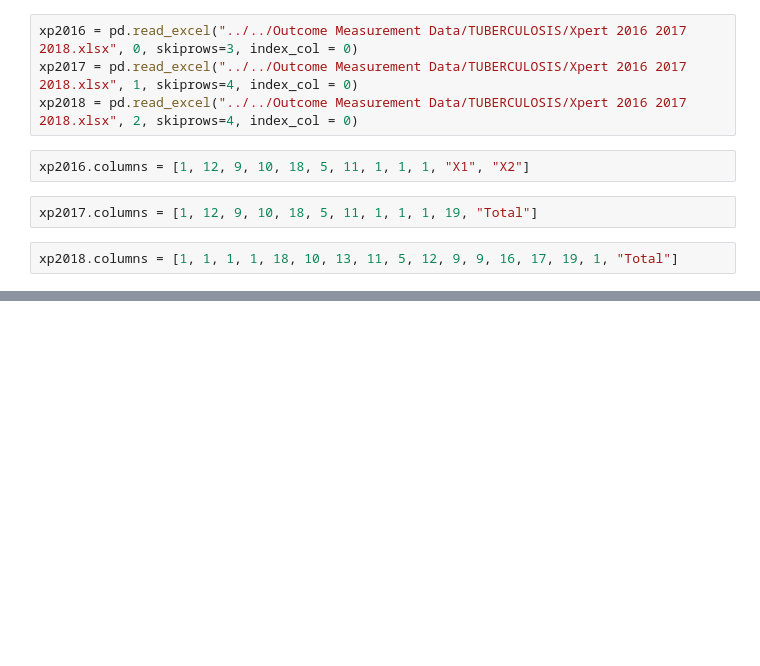
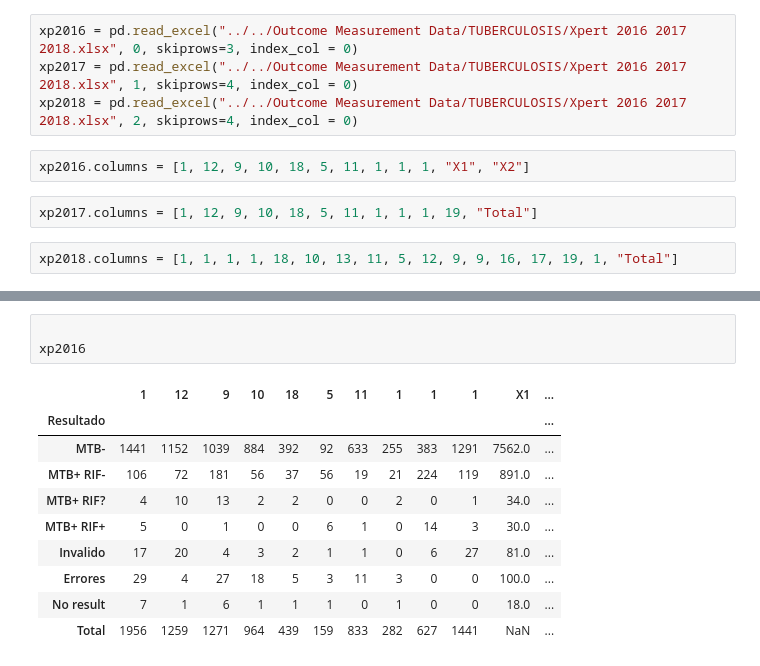
Before and after one commit to Guitlle/gf, a Jupyter notebook: outcome_measurement/tuberculosis/gtm/Guatemala - TB Tx Cohorts - Genexpert analysis.ipynb, the cells around one changed output, grey strips where cells are left out. Saved outputs shown, nothing was run; the diff lists cells and outputs as text; blank space fills up the shorter version.

```diff
--- a/outcome_measurement/tuberculosis/gtm/Guatemala - TB Tx Cohorts - Genexpert analysis.ipynb
+++ b/outcome_measurement/tuberculosis/gtm/Guatemala - TB Tx Cohorts - Genexpert analysis.ipynb
@@ -437,3 +439,17 @@ xp2017
 | No result | 5.000000 | 3 | 2.000000 | 0.0 | 0.000000 | 0.000000 | 0.000000 | 0.000000 | 0.000000 | 0.000000 | 0.000000 | ... |
 | Invalido/Error/No resultado | 36.000000 | 17 | 23.000000 | 11.0 | 5.000000 | 5.000000 | 12.000000 | 31.000000 | 17.000000 | 11.000000 | 5.000000 | ... |
 | Total | 909.000000 | 679 | 1148.000000 | 411.0 | 252.000000 | 743.000000 | 562.000000 | 1163.000000 | 917.000000 | 247.000000 | 286.000000 | ... |
+# %%
+
+xp2016
+# %% [output]
+|  | 1 | 12 | 9 | 10 | 18 | 5 | 11 | 1 | 1 | 1 | X1 | ... |
+| Resultado |  |  |  |  |  |  |  |  |  |  |  | ... |
+| MTB- | 1441 | 1152 | 1039 | 884 | 392 | 92 | 633 | 255 | 383 | 1291 | 7562.0 | ... |
+| MTB+ RIF- | 106 | 72 | 181 | 56 | 37 | 56 | 19 | 21 | 224 | 119 | 891.0 | ... |
+| MTB+ RIF? | 4 | 10 | 13 | 2 | 2 | 0 | 0 | 2 | 0 | 1 | 34.0 | ... |
+| MTB+ RIF+ | 5 | 0 | 1 | 0 | 0 | 6 | 1 | 0 | 14 | 3 | 30.0 | ... |
+| Invalido | 17 | 20 | 4 | 3 | 2 | 1 | 1 | 0 | 6 | 27 | 81.0 | ... |
+| Errores | 29 | 4 | 27 | 18 | 5 | 3 | 11 | 3 | 0 | 0 | 100.0 | ... |
+| No result | 7 | 1 | 6 | 1 | 1 | 1 | 0 | 1 | 0 | 0 | 18.0 | ... |
+| Total | 1956 | 1259 | 1271 | 964 | 439 | 159 | 833 | 282 | 627 | 1441 | NaN | ... |
```
Also changed, not shown: parts of 2 cells of this notebook.
